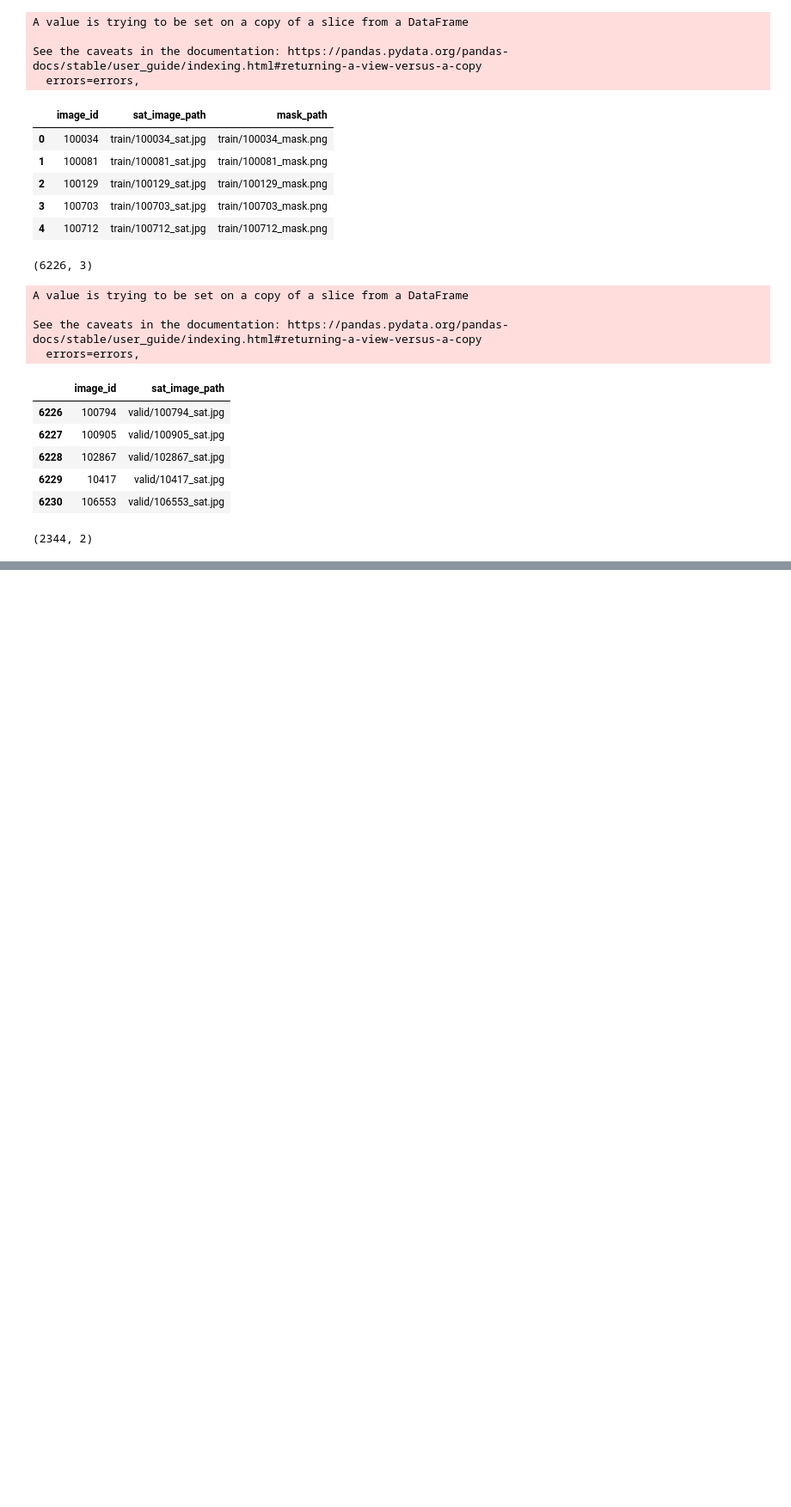
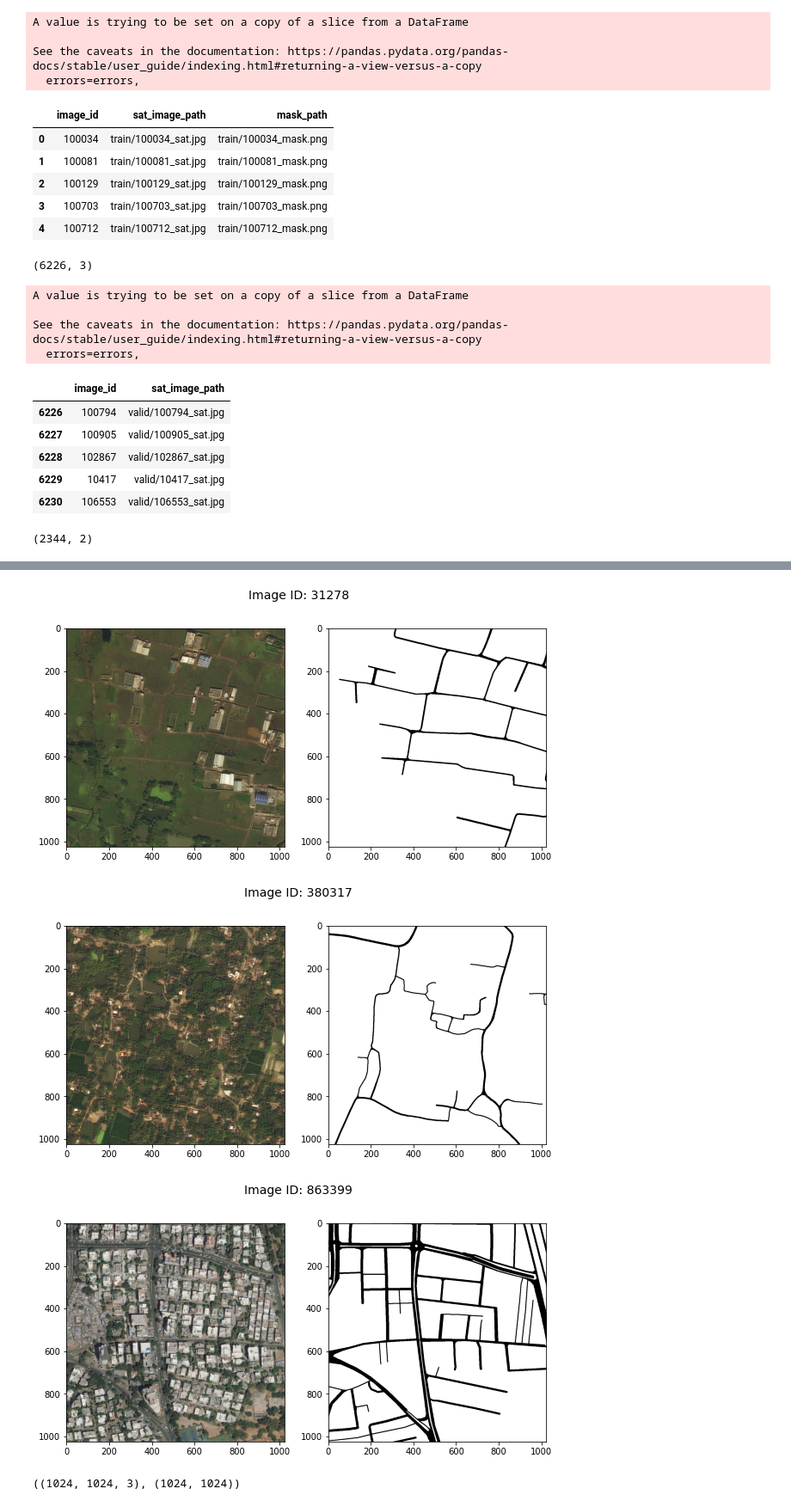
Before and after one commit to hmlewis-astro/street_network_deep_learning, a Jupyter notebook: test_notebook.ipynb, the cells around one changed output, grey strips where cells are left out. Shown at 86% size. Cells and saved outputs as stored; diff of their text form; code cells hidden in the pictures; blank space fills up the shorter version.

```diff
--- a/test_notebook.ipynb
+++ b/test_notebook.ipynb
@@ -123,0 +155,23 @@ See the caveats in the documentation: https://pandas.pydata.org/pandas-docs/stab
+# %%
+img_idx = np.random.choice(range(len(metadata_train)), size=3)
+
+for i in img_idx:
+  sat_img = cv2.cvtColor(cv2.imread(metadata_train['sat_image_path'][i]),
+                         cv2.COLOR_BGR2RGB)
+  sat_mask = cv2.cvtColor(cv2.imread(metadata_train['mask_path'][i]),
+                          cv2.COLOR_BGR2RGB)[:,:,0]
+
+  fig, ax = plt.subplots(1, 2, figsize=(10,5))
+
+  fig.suptitle('Image ID: {}'.format(metadata_train['image_id'][i]),
+               fontsize=14)
+  ax[0].imshow(sat_img)
+  ax[1].imshow(sat_mask, cmap='Greys');
+# %% [output]
+[figure, added]
+[figure, added]
+[figure, added]
+# %%
+sat_img.shape, sat_mask.shape
+# %% [output]
+((1024, 1024, 3), (1024, 1024))
```
Also changed, not shown: parts of 20 cells of this notebook.
